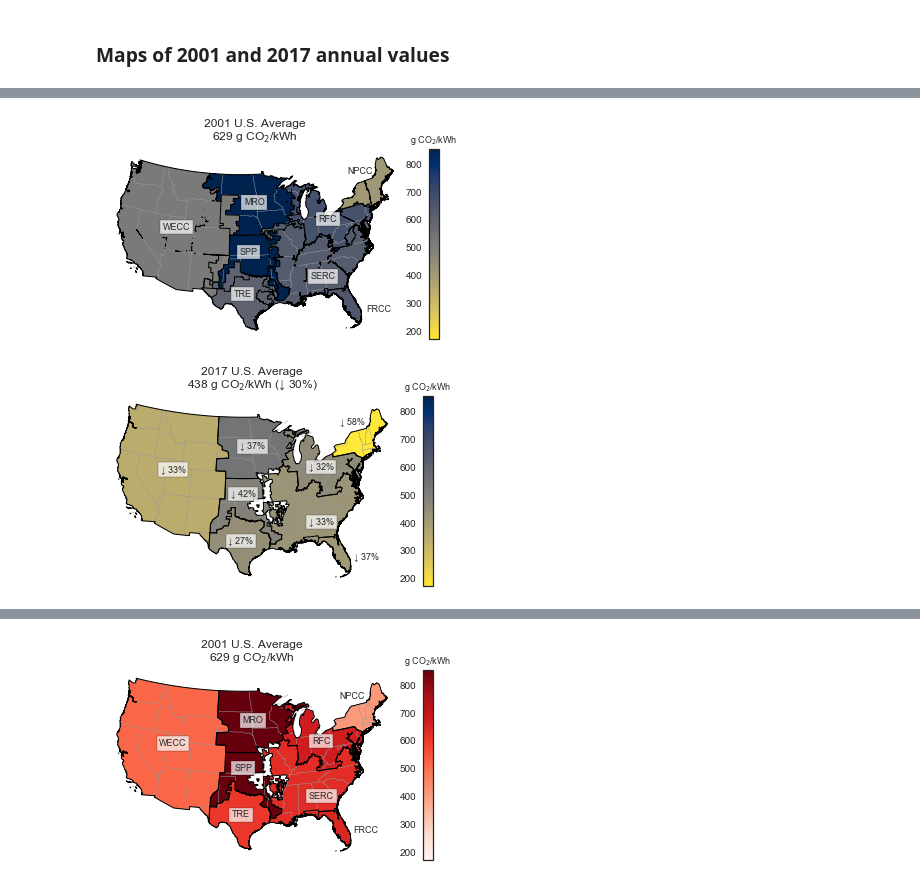
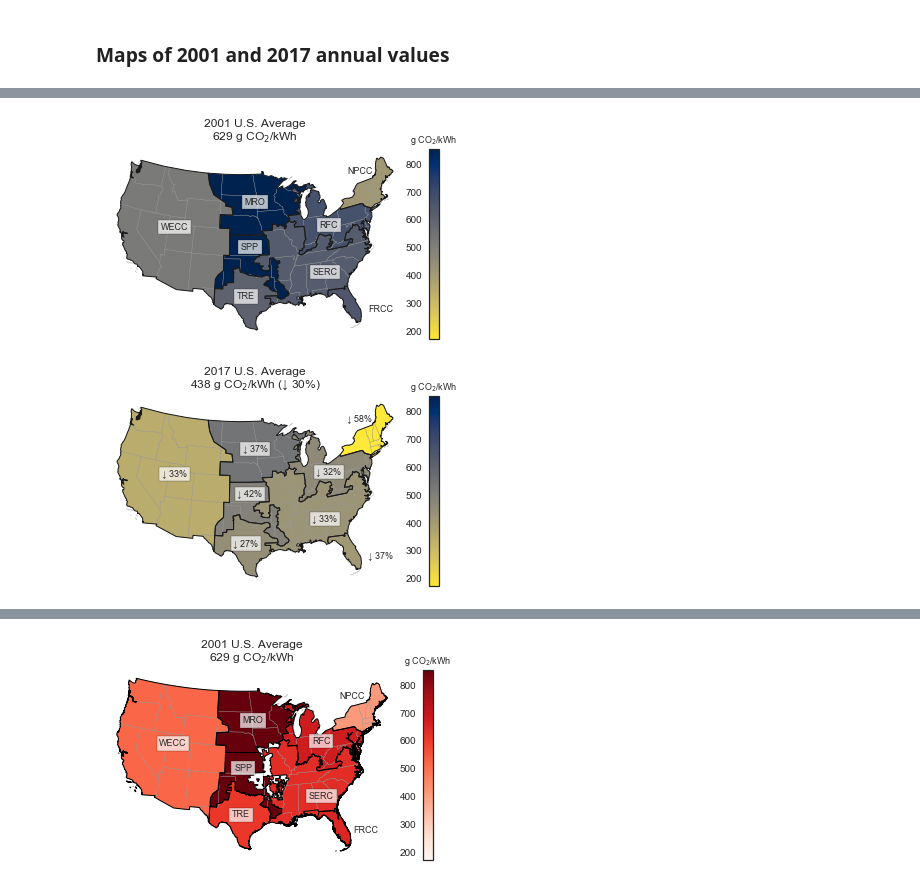
Before and after one commit to gschivley/carbon-index, a Jupyter notebook: Notebooks/archive/Trying geopandas to assign NERC regions.ipynb, the cells around one changed output, grey strips where cells are left out. Drawn from its saved outputs; the diff is of its cells as text; code cells hidden in the pictures.

```diff
--- a/Notebooks/archive/Trying geopandas to assign NERC regions.ipynb
+++ b/Notebooks/archive/Trying geopandas to assign NERC regions.ipynb
@@ -73,3 +109,6 @@ regions_nerc.to_file('NERC_regions')
+# %%
+path = join(data_path, 'NERC_Regions', 'Aggregated NERC Regions.geojson')
+regions_nerc = gpd.read_file(path, driver='GeoJSON')
 # %%
 path = os.path.join(data_path, 'cb_2016_us_state_20m', 'cb_2016_us_state_20m.shp')
 states = gpd.read_file(path)
@@ -154,9 +179,15 @@ def plot_nerc_annual(regions_proj, states_proj, data_col, text_col,
                      cbar_title=None, **kwargs):
 
     states_ec = kwargs.get('states_ec', '0.6')
+    regions_ec = kwargs.get('regions_ec', '0.2')
+    regions_lw = kwargs.get('regions_lw', 0.75)
     font_size = kwargs.get('font_size', 9)
     bbox_alpha = kwargs.get('bbox_alpha', 0.7)
     FRCC_x = kwargs.get('FRCC_x', 4.75)
+    SERC_x = kwargs.get('SERC_x', 2)
+    SERC_y = kwargs.get('SERC_y', -2)
+    SPP_y = kwargs.get('SPP_y', 1.75)
+    RFC_y = kwargs.get('RFC_y', -0.5)
 
 
     fig, ax = plt.subplots(figsize=(8,3.5))
@@ -169,8 +200,8 @@ def plot_nerc_annual(regions_proj, states_proj, data_col, text_col,
     regions_proj.plot(ax=ax, column=data_col, cmap=cmap, legend=True,
                       vmin=vmin, vmax=vmax)
     states_proj.plot(ax=ax, color='none', edgecolor=states_ec)
-    regions_proj.plot(ax=ax, color='none', edgecolor='0.0',
-                     linewidth=1)
+    regions_proj.plot(ax=ax, color='none', edgecolor=regions_ec,
+                     linewidth=regions_lw)
 #     plt.text(x=1.1, y=1.01, s=cbar_title, transform=ax.transAxes,
 #              ha='center', va='bottom', fontdict={'size':font_size})
     plt.title(title)
@@ -194,16 +225,25 @@ def plot_nerc_annual(regions_proj, states_proj, data_col, text_col,
                      fontdict={'size':font_size})
 
         elif nerc == 'SERC':
-            x = x + conv_lon(2)
-            y = y - conv_lat(2)
+            x = x + conv_lon(SERC_x)
+            y = y + conv_lat(SERC_y)
             plt.text(x, y, text, ha='center', va='center',
                      bbox=dict(facecolor='white',
                                 alpha=bbox_alpha,
                                 boxstyle="square"),
                      fontdict={'size':font_size})
+        elif nerc == 'RFC':
+#             x = x + conv_lon(RFC_x)
+            y = y + conv_lat(RFC_y)
+            plt.text(x, y, text, ha='center', va='center',
+                     bbox=dict(facecolor='white',
+                                alpha=bbox_alpha,
+                                boxstyle="square"),
+                     fontdict={'size':font_size})
+
         elif nerc == 'SPP':
     #         x = x + 2
-            y = y + conv_lat(1.75)
+            y = y + conv_lat(SPP_y)
             plt.text(x, y, text, ha='center', va='center',
                      bbox=dict(facecolor='white',
                                 alpha=bbox_alpha,
@@ -223,9 +263,3 @@ def plot_nerc_annual(regions_proj, states_proj, data_col, text_col,
 
     cax = fig.get_axes()[-1]
     cax.set_title(cbar_title, fontdict={'size':font_size})
-# %%
-usa_2001 = 629
-usa_2017 = 438
-
-regions_albers['2001 diff'] = regions_albers[2001] - usa_2001
-regions_albers['2017 diff'] = regions_albers[2017] - usa_2017
@@ -262,24 +279,38 @@ regions_albers.plot(column=2001)
 # %%
 title = '2001 U.S. Average\n{} g CO$_2$/kWh'.format(usa_2001)
+kwargs = dict(
+    regions_lw = 1,
+    regions_ec = '0.1',
+    SERC_y = -1.5,
+    SPP_y = 2.25
+)
 
 vmin = regions_albers.loc[:, [2001, 2017]].min().min()
 vmax = regions_albers.loc[:, [2001, 2017]].max().max()
 plot_nerc_annual(regions_proj=regions_albers, states_proj=states_albers, data_col=2001,
-                 text_col='nerc', vmin=vmin, vmax=vmax, title=title, cbar_title='g CO$_2$/kWh')
+                 text_col='nerc', vmin=vmin, vmax=vmax, title=title,
+                 cbar_title='g CO$_2$/kWh', **kwargs)
 
 path = join(figure_path, 'NERC map_cividis_2001.png')
-# plt.savefig(path, bbox_inches='tight', dpi=350)
+plt.savefig(path, bbox_inches='tight', dpi=350)
 # %% [output]
-[figure, old version]
+[figure, new version]
 # %%
 title = '2017 U.S. Average\n{} g CO$_2$/kWh (↓ 30%)'.format(usa_2017)
+kwargs = dict(
+    regions_lw = 1,
+    regions_ec = '0.1',
+    SERC_y = -1.5,
+    SPP_y = 2.25
+)
 
 vmin = regions_albers.loc[:, [2001, 2017]].min().min()
 vmax = regions_albers.loc[:, [2001, 2017]].max().max()
 regions_albers['arrow reduction'] = '↓ ' + regions_albers['reduction']
 plot_nerc_annual(regions_proj=regions_albers, states_proj=states_albers, data_col=2017,
-                 text_col='arrow reduction', vmin=vmin, vmax=vmax, title=title, cbar_title='g CO$_2$/kWh')
+                 text_col='arrow reduction', vmin=vmin, vmax=vmax, title=title,
+                 cbar_title='g CO$_2$/kWh', **kwargs)
 path = join(figure_path, 'NERC map_cividis_2017_change.png')
 plt.savefig(path, bbox_inches='tight', dpi=350)
 # %% [output]
-[figure, old version]
+[figure, new version]
```
Also changed, not shown: parts of 40 cells of this notebook.
